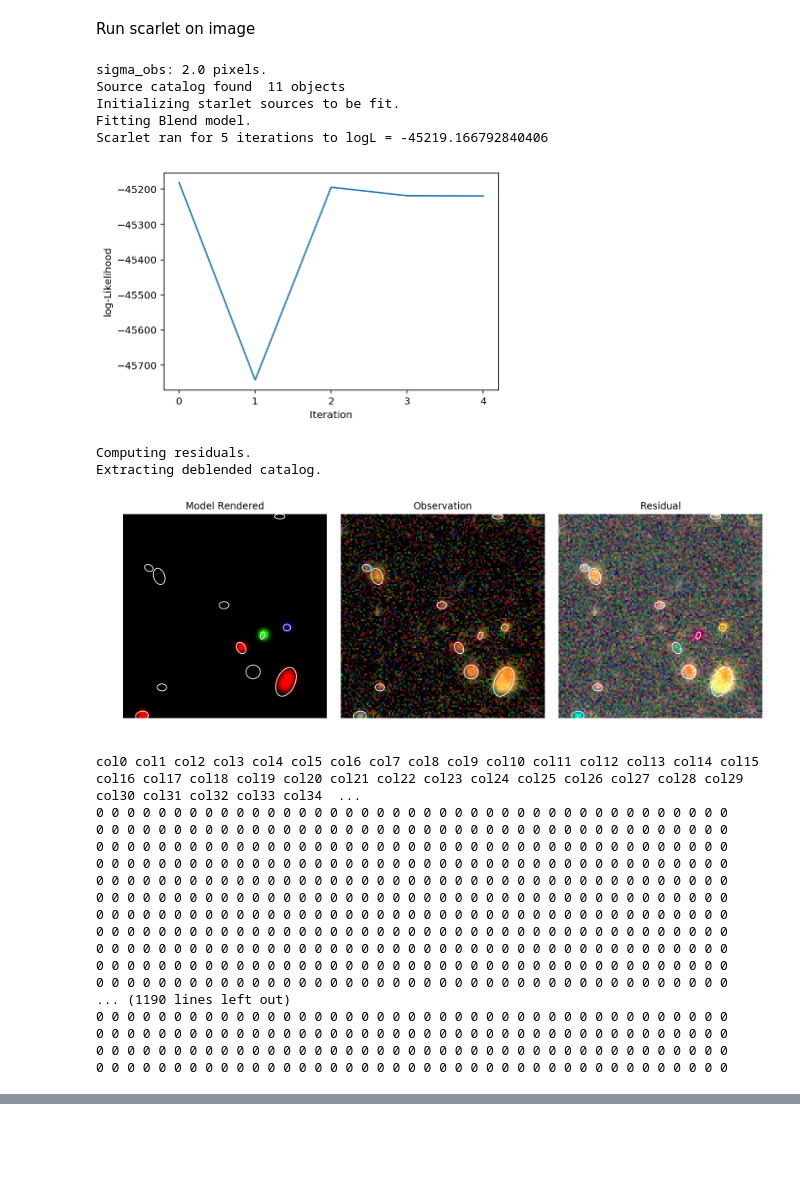
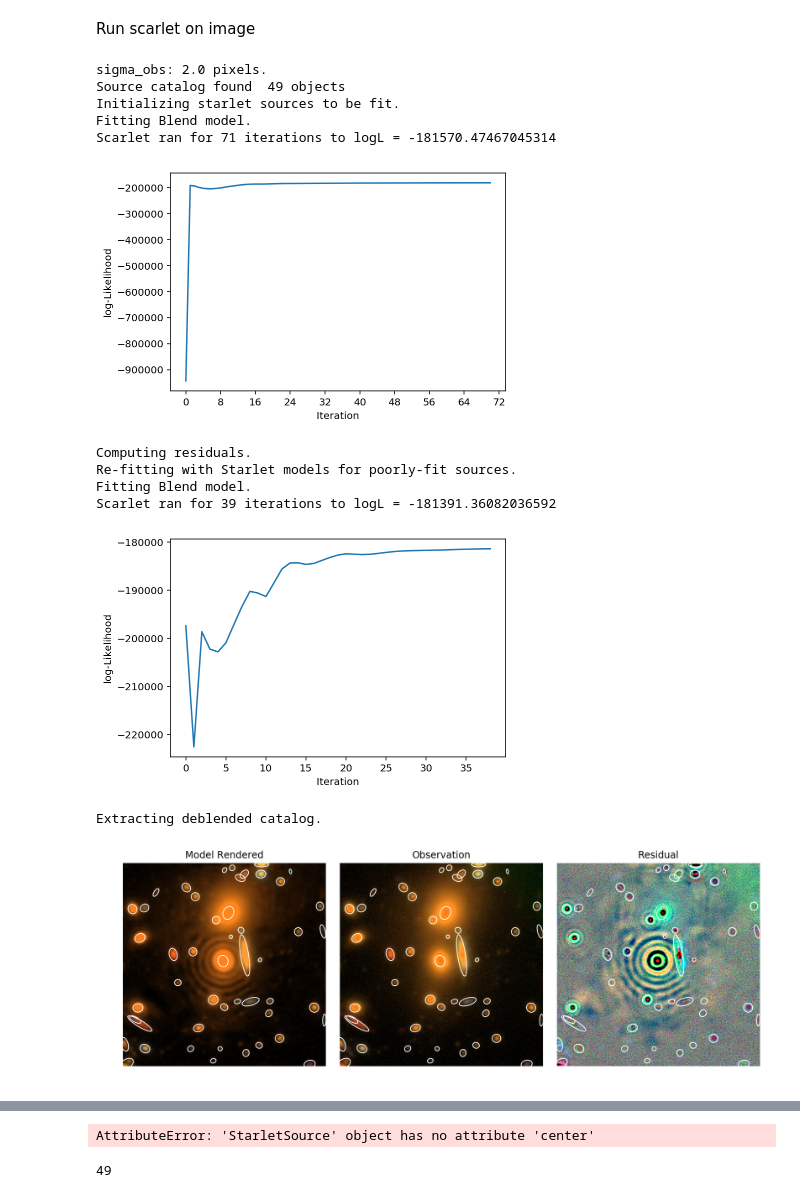
Before and after one commit to burke86/deepdisc, a Jupyter notebook: scarlet_tests.ipynb, the cells around one changed output, grey strips where cells are left out. Drawn from its saved outputs; the diff is of its cells as text; code cells hidden in the pictures; blank space fills up the shorter version.

Commit message:
cleanup and deblended catalog fixes

```diff
--- a/scarlet_tests.ipynb
+++ b/scarlet_tests.ipynb
@@ -121,12 +44,12 @@ from astropy.stats import gaussian_fwhm_to_sigma
 from astropy.coordinates import SkyCoord
 
 from astrodet.hsc import get_tract_patch_from_coord, get_hsc_data
-from astrodet.scarlet import plot_stretch_Q, run_scarlet
+from astrodet.scarlet import plot_stretch_Q, run_scarlet, write_scarlet_results
 
 filters = ['g', 'r', 'i']
 
 # Input coordinate
-c = SkyCoord(151.3818, 2.5851, unit='deg')
+c = SkyCoord(151.3816, 2.5854, unit='deg')
 
 # Get the tract, patch
 tract, patch = get_tract_patch_from_coord(c)
@@ -136,9 +59,10 @@ print('Tract, patch from coord:', tract, patch)
 hsc_dirpath = '/home/paleo2/ASTRODET/HSC/hsc-release.mtk.nao.ac.jp/archive/filetree/pdr2_dud/deepCoadd-results/'
 
 # Get the HSC data from the file info
-# Alternatively, you can add the coord argument directly into the arguments below
-cutout_size = [128,128]
-datas = get_hsc_data(dirpath=hsc_dirpath, filters=filters, tract=tract, patch=patch, cutout_size=cutout_size)
+# If you want a cutout centered a coordinate, you can must pass the coord argument directly into get_hsc_data
+# Otherwise, you can provide patch and tract and the cutout will be centered on the patch image center
+cutout_size = [256,256]
+datas = get_hsc_data(dirpath=hsc_dirpath, filters=filters, coord=c, cutout_size=cutout_size)
 
 # Plot image data
 fig, ax = plt.subplots(1, 1, figsize=(9,9))
@@ -161,54 +85,34 @@ Run scarlet on image
 # %%
 # HSC pixel scale in arcsec/pixel
 ps = 0.17
 # Approximate PSF size in UD field according to HSC DR2 paper is 0.8 arcsec
 sigma_obs = gaussian_fwhm_to_sigma*0.8/ps
 print(f'sigma_obs: {np.around(sigma_obs, 2)} pixels.')
 
 # Run Scarlet
 # START TIMING with plotting OFF
-out = run_scarlet(datas, filters, sigma_model=1, sigma_obs=sigma_obs, plot_scene=True, max_chi2=5000)
+out = run_scarlet(datas, filters, sigma_model=1, sigma_obs=sigma_obs, plot_scene=True,
+                  max_chi2=5000, morph_thresh=0.01, starlet_thresh=0.01, stretch=1, Q=5)
 # END TIMING
 
 observation, starlet_sources, model_frame, catalog, catalog_deblended, segmentation_masks = out
 
+print("Writing scarlet results.")
 
 # Save Scarlet data to FITS file
-write_scarlet_results(datas,
-                      norm,
-                      observation,
-                      starlet_sources,
-                      model_frame,
-                      segmentation_masks,
-                      dirpath=hsc_dirpath,
-                      filters=filters,
-                      tract=tract,
-                      patch=patch,
-                      cutout_size=cutout_size)
+filename = write_scarlet_results(datas, norm, observation, starlet_sources, model_frame,
+                                 segmentation_masks, dirpath='.', filters=filters, tract=tract, patch=patch)
 # %% [output]
 sigma_obs: 2.0 pixels.
-Source catalog found  11 objects
+Source catalog found  49 objects
 Initializing starlet sources to be fit.
 Fitting Blend model.
-Scarlet ran for 5 iterations to logL = -45219.166792840406
+Scarlet ran for 71 iterations to logL = -181570.47467045314
-[figure, old version]
+[figure, new version]
 Computing residuals.
-Extracting deblended catalog.
+Re-fitting with Starlet models for poorly-fit sources.
+Fitting Blend model.
+Scarlet ran for 39 iterations to logL = -181391.36082036592
-[figure, old version]
+[figure, new version]
-col0 col1 col2 col3 col4 col5 col6 col7 col8 col9 col10 col11 col12 col13 col14 col15 col16 col17 col18 col19 col20 col21 col22 col23 col24 col25 col26 col27 col28 col29 col30 col31 col32 col33 col34  ...
-0 0 0 0 0 0 0 0 0 0 0 0 0 0 0 0 0 0 0 0 0 0 0 0 0 0 0 0 0 0 0 0 0 0 0 0 0 0 0 0 0
-0 0 0 0 0 0 0 0 0 0 0 0 0 0 0 0 0 0 0 0 0 0 0 0 0 0 0 0 0 0 0 0 0 0 0 0 0 0 0 0 0
-0 0 0 0 0 0 0 0 0 0 0 0 0 0 0 0 0 0 0 0 0 0 0 0 0 0 0 0 0 0 0 0 0 0 0 0 0 0 0 0 0
-0 0 0 0 0 0 0 0 0 0 0 0 0 0 0 0 0 0 0 0 0 0 0 0 0 0 0 0 0 0 0 0 0 0 0 0 0 0 0 0 0
-0 0 0 0 0 0 0 0 0 0 0 0 0 0 0 0 0 0 0 0 0 0 0 0 0 0 0 0 0 0 0 0 0 0 0 0 0 0 0 0 0
-0 0 0 0 0 0 0 0 0 0 0 0 0 0 0 0 0 0 0 0 0 0 0 0 0 0 0 0 0 0 0 0 0 0 0 0 0 0 0 0 0
-0 0 0 0 0 0 0 0 0 0 0 0 0 0 0 0 0 0 0 0 0 0 0 0 0 0 0 0 0 0 0 0 0 0 0 0 0 0 0 0 0
-0 0 0 0 0 0 0 0 0 0 0 0 0 0 0 0 0 0 0 0 0 0 0 0 0 0 0 0 0 0 0 0 0 0 0 0 0 0 0 0 0
-0 0 0 0 0 0 0 0 0 0 0 0 0 0 0 0 0 0 0 0 0 0 0 0 0 0 0 0 0 0 0 0 0 0 0 0 0 0 0 0 0
-0 0 0 0 0 0 0 0 0 0 0 0 0 0 0 0 0 0 0 0 0 0 0 0 0 0 0 0 0 0 0 0 0 0 0 0 0 0 0 0 0
-0 0 0 0 0 0 0 0 0 0 0 0 0 0 0 0 0 0 0 0 0 0 0 0 0 0 0 0 0 0 0 0 0 0 0 0 0 0 0 0 0
-... (1190 lines left out)
-0 0 0 0 0 0 0 0 0 0 0 0 0 0 0 0 0 0 0 0 0 0 0 0 0 0 0 0 0 0 0 0 0 0 0 0 0 0 0 0 0
-0 0 0 0 0 0 0 0 0 0 0 0 0 0 0 0 0 0 0 0 0 0 0 0 0 0 0 0 0 0 0 0 0 0 0 0 0 0 0 0 0
-0 0 0 0 0 0 0 0 0 0 0 0 0 0 0 0 0 0 0 0 0 0 0 0 0 0 0 0 0 0 0 0 0 0 0 0 0 0 0 0 0
-0 0 0 0 0 0 0 0 0 0 0 0 0 0 0 0 0 0 0 0 0 0 0 0 0 0 0 0 0 0 0 0 0 0 0 0 0 0 0 0 0
+Extracting deblended catalog.
+[figure, added]
@@ -214,0 +136 @@ col0 col1 col2 col3 col4 col5 col6 col7 col8 col9 col10 col11 col12 col13 col14
+AttributeError: 'StarletSource' object has no attribute 'center'
@@ -215 +139,5 @@ col0 col1 col2 col3 col4 col5 col6 col7 col8 col9 col10 col11 col12 col13 col14
+# %%
+len(catalog)
+# %% [output]
+49
 # %%
```
Also changed, not shown: parts of 8 cells of this notebook, 1 other file.
